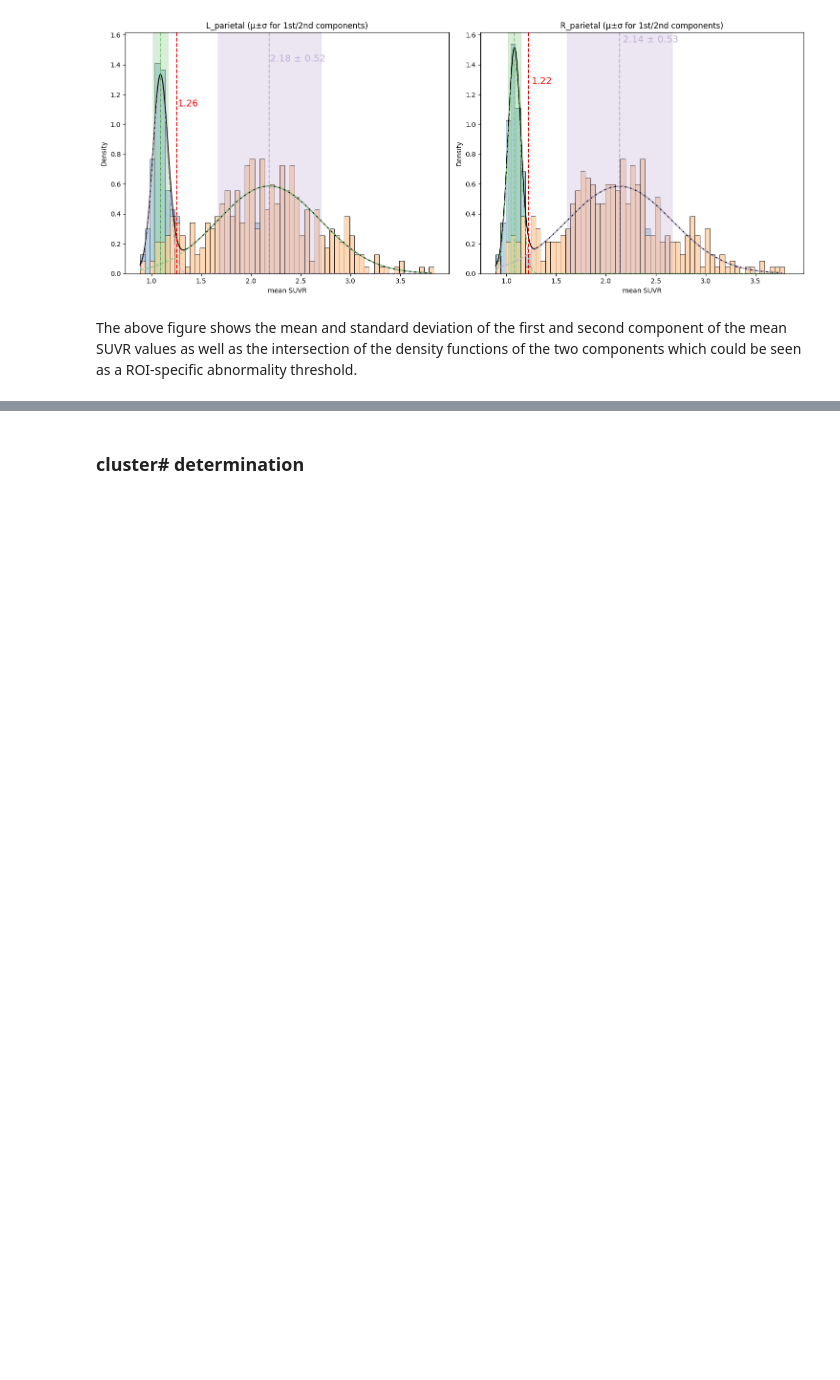
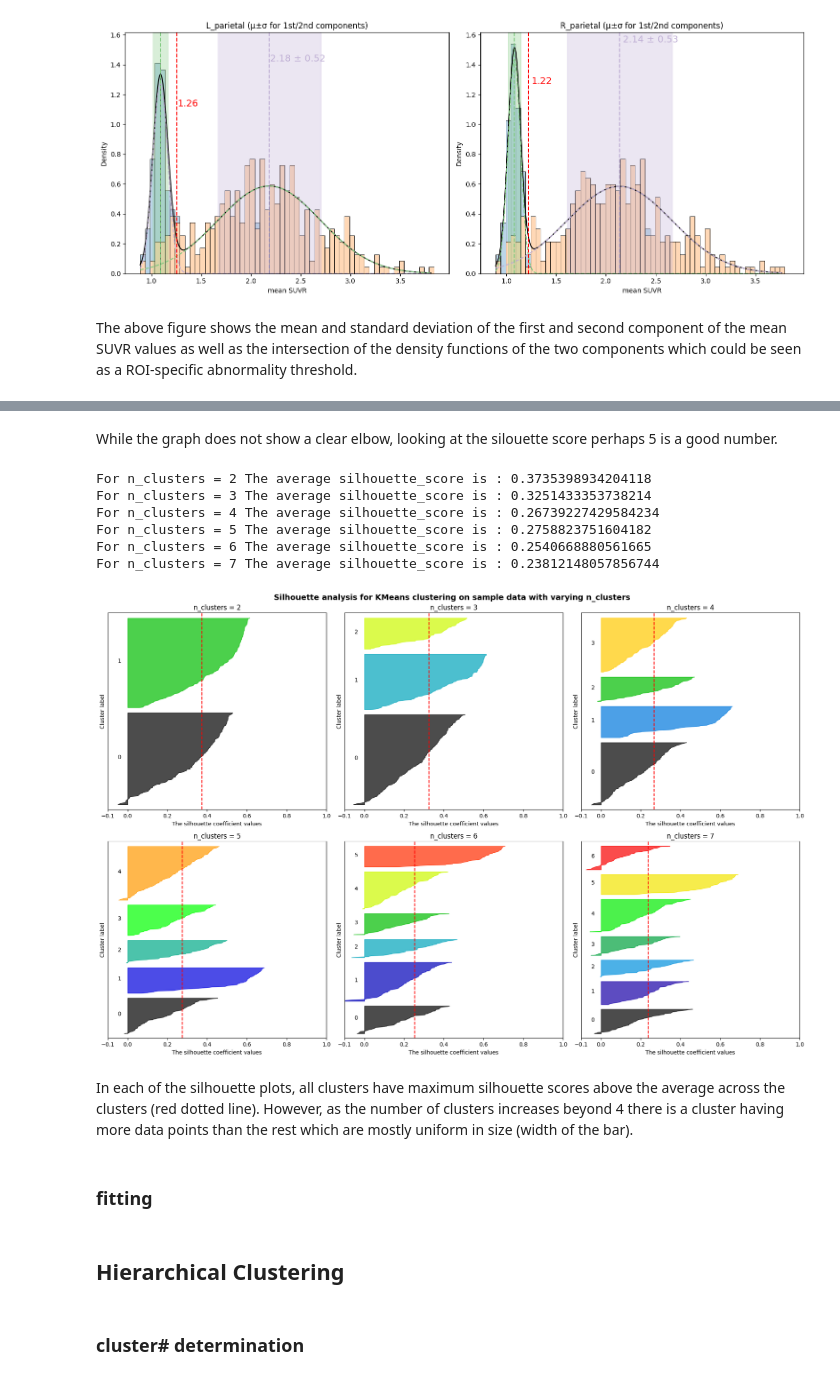
Before and after one commit to marlenelin/clustering, a Jupyter notebook: clustering.ipynb, the cells around one changed output, grey strips where cells are left out. Drawn from its saved outputs; the diff is of its cells as text; code cells hidden in the pictures; blank space fills up the shorter version.

```diff
--- a/clustering.ipynb
+++ b/clustering.ipynb
@@ -464,0 +534,71 @@ In sklearn's implementation, there is: 1. init, which deterimines how is the clu
+# %% [markdown]
+While the graph does not show a clear elbow, looking at the silouette score perhaps 5 is a good number.
+# %%
+X = gmm_eoad
+
+range_n_clusters = [2, 3, 4, 5, 6, 7]
+
+fig, axs = plt.subplots(2, 3, figsize=(18, 12))
+
+for idx, n_clusters in enumerate(range_n_clusters):
+    row_idx = idx // 3
+    col_idx = idx % 3
+
+    ax1 = axs[row_idx, col_idx]
+    ax1.set_xlim([-0.1, 1])
+    ax1.set_ylim([0, len(X) + (n_clusters + 1) * 10])
+
+    clusterer = KMeans(n_clusters=n_clusters, random_state=42, n_init = 'auto')
+    cluster_labels = clusterer.fit_predict(X)
+
+    silhouette_avg = silhouette_score(X, cluster_labels)
+    print("For n_clusters =", n_clusters, "The average silhouette_score is :", silhouette_avg)
+
+    sample_silhouette_values = silhouette_samples(X, cluster_labels)
+
+    y_lower = 10
+    for i in range(n_clusters):
+        ith_cluster_silhouette_values = sample_silhouette_values[cluster_labels == i]
+        ith_cluster_silhouette_values.sort()
+        size_cluster_i = ith_cluster_silhouette_values.shape[0]
+        y_upper = y_lower + size_cluster_i
+
+        color = cm.nipy_spectral(float(i) / n_clusters)
+        ax1.fill_betweenx(
+            np.arange(y_lower, y_upper),
+            0,
+            ith_cluster_silhouette_values,
+            facecolor=color,
+            edgecolor=color,
+            alpha=0.7,
+        )
+        ax1.text(-0.05, y_lower + 0.5 * size_cluster_i, str(i))
+        y_lower = y_upper + 10
+
+    ax1.set_title("n_clusters = {}".format(n_clusters))
+    ax1.set_xlabel("The silhouette coefficient values")
+    ax1.set_ylabel("Cluster label")
+    ax1.axvline(x=silhouette_avg, color="red", linestyle="--")
+
+    ax1.set_yticks([])
+    ax1.set_xticks([-0.1, 0, 0.2, 0.4, 0.6, 0.8, 1])
+
+plt.suptitle(
+    "Silhouette analysis for KMeans clustering on sample data with varying n_clusters",
+    fontsize=14,
+    fontweight="bold",
+)
+plt.tight_layout()
+plt.show()
+# %% [output]
+For n_clusters = 2 The average silhouette_score is : 0.3735398934204118
+For n_clusters = 3 The average silhouette_score is : 0.3251433353738214
+For n_clusters = 4 The average silhouette_score is : 0.26739227429584234
+For n_clusters = 5 The average silhouette_score is : 0.2758823751604182
+For n_clusters = 6 The average silhouette_score is : 0.2540668880561665
+For n_clusters = 7 The average silhouette_score is : 0.23812148057856744
+[figure, added]
+# %% [markdown]
+In each of the silhouette plots, all clusters have maximum silhouette scores above the average across the clusters (red dotted line). However, as the number of clusters increases beyond 4 there is a cluster having more data points than the rest which are mostly uniform in size (width of the bar).
+# %% [markdown]
+### fitting
@@ -465,2 +608,4 @@ In sklearn's implementation, there is: 1. init, which deterimines how is the clu
+# %% [markdown]
+## Hierarchical Clustering
 # %% [markdown]
 ### cluster# determination
```
Also changed, not shown: parts of 31 cells of this notebook, 1 other file.
